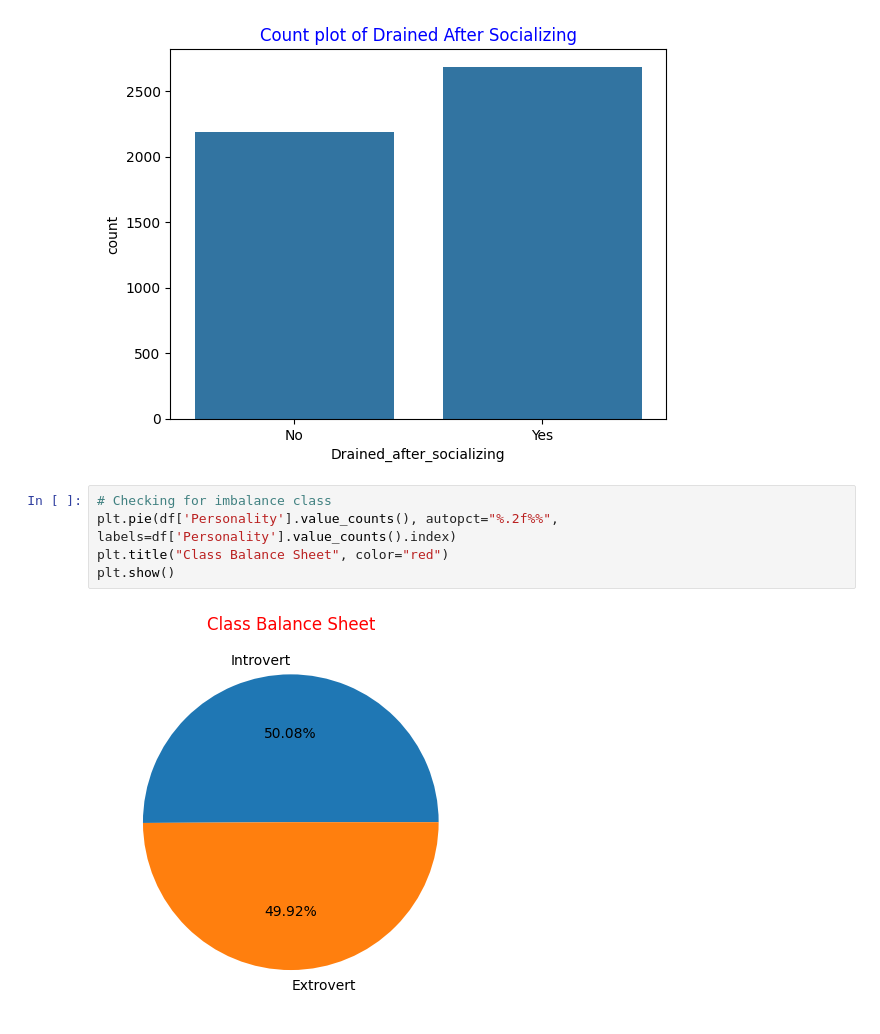
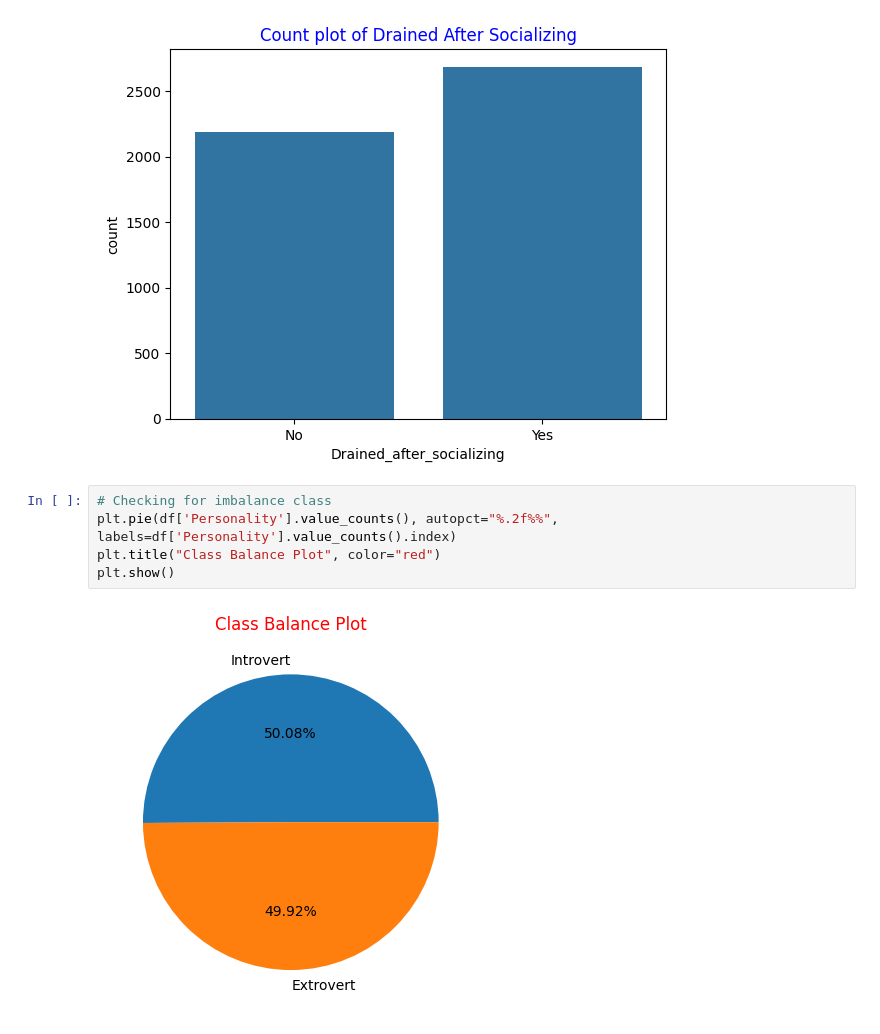
Before and after one commit to rizz045/Predicting-Personality-Traits-Using-Social-Behavior-Patterns, a Jupyter notebook: Personality_Prediction_Using_ML.ipynb, the cells around one changed output. Drawn from its saved outputs; the diff is of its cells as text.

```diff
--- a/Personality_Prediction_Using_ML.ipynb
+++ b/Personality_Prediction_Using_ML.ipynb
@@ -133,7 +133,7 @@ plt.show()
 # %%
 # Checking for imbalance class
 plt.pie(df['Personality'].value_counts(), autopct="%.2f%%", labels=df['Personality'].value_counts().index)
-plt.title("Class Balance Sheet", color="red")
+plt.title("Class Balance Plot", color="red")
 plt.show()
 # %% [output]
-[figure, old version]
+[figure, new version]
```
Also changed, not shown: parts of 2 cells of this notebook.
